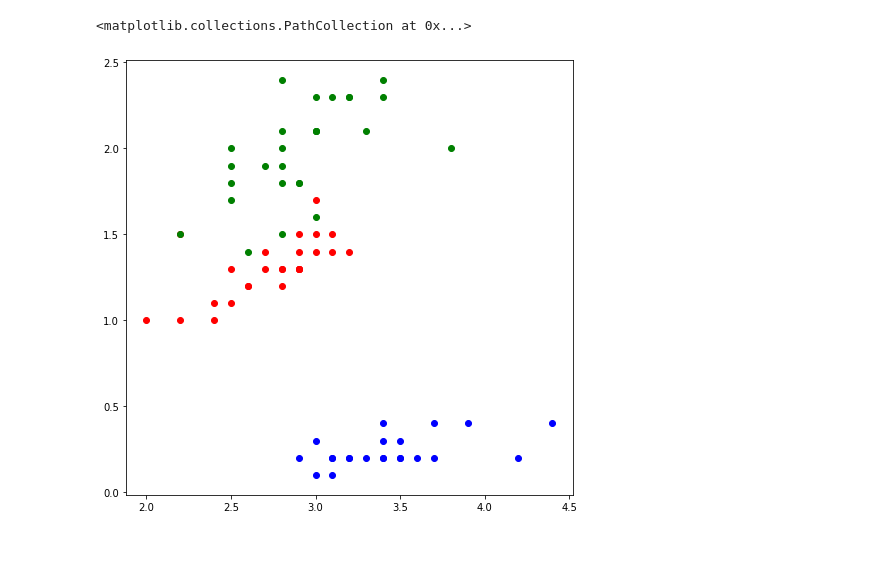
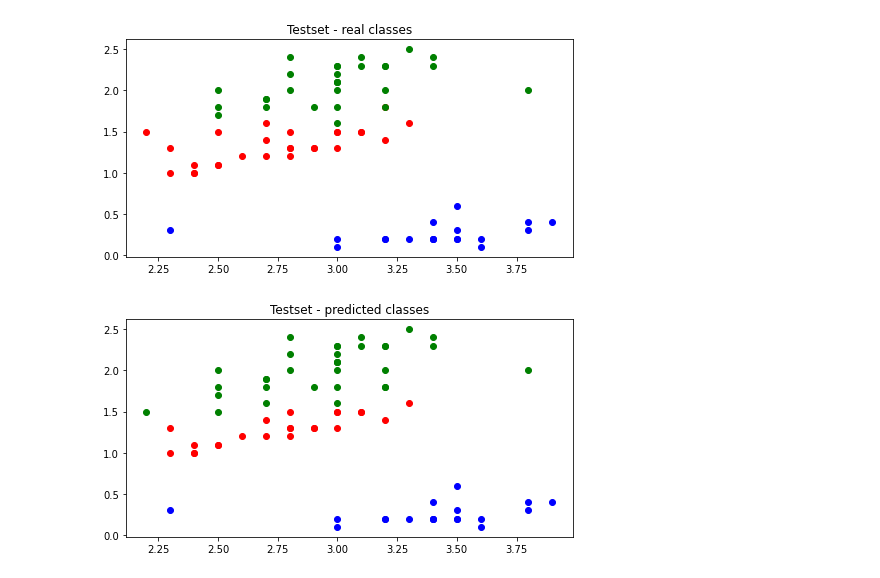
Before and after one commit to medso0018/FromScratchNeuralNets, a Jupyter notebook: nn.ipynb, the cells around one changed output. Drawn from its saved outputs; the diff is of its cells as text; code cells hidden in the pictures; blank space fills up the shorter version.

```diff
--- a/nn.ipynb
+++ b/nn.ipynb
@@ -45,7 +49,8 @@ plt.scatter(trainset[trainset._class == 2][1], trainset[trainset._class == 2][3]
 # %%
 model = NeuralNetwork(loss_f='mse')
 
-model.add_layer(n_conn=X_train.shape[1], n_neur=4, act_f='sigmoid')
+model.add_layer(n_neur=X_train.shape[1])
+model.add_layer(n_neur=4, act_f='sigmoid')
 model.add_layer(n_neur=8, act_f='sigmoid')
 model.add_layer(n_neur=3, act_f='sigmoid')
 # %%
@@ -63,14 +63,9 @@ model.loss_f[0](yp, _y_test)
 # %%
-results = [np.argmax(x) for x in yp]
-X_test['_class'] = results
+yp = model.predict(X_test.to_numpy())
+predicted_clases = [np.argmax(x) for x in yp]
+X_test['_class'] = predicted_clases
+show(testset, title='Testset - real classes')
+show(X_test, title='Testset - predicted classes')
+# %% [output]
+[figure, added]
+[figure, added]
-# %%
-# Visualización del mapa de predicción.
-plt.figure(figsize=(8, 8))
-
-# Visualización de la nube de datos.
-plt.scatter(testset[testset._class == 0][1], testset[testset._class == 0][3], c='blue')
-plt.scatter(testset[testset._class == 1][1], testset[testset._class == 1][3], c='red')
-plt.scatter(testset[testset._class == 2][1], testset[testset._class == 2][3], c='green')
-# %% [output]
-<matplotlib.collections.PathCollection at 0x...>
-[figure, removed]
```
Also changed, not shown: parts of 9 cells of this notebook, 5 other files.
